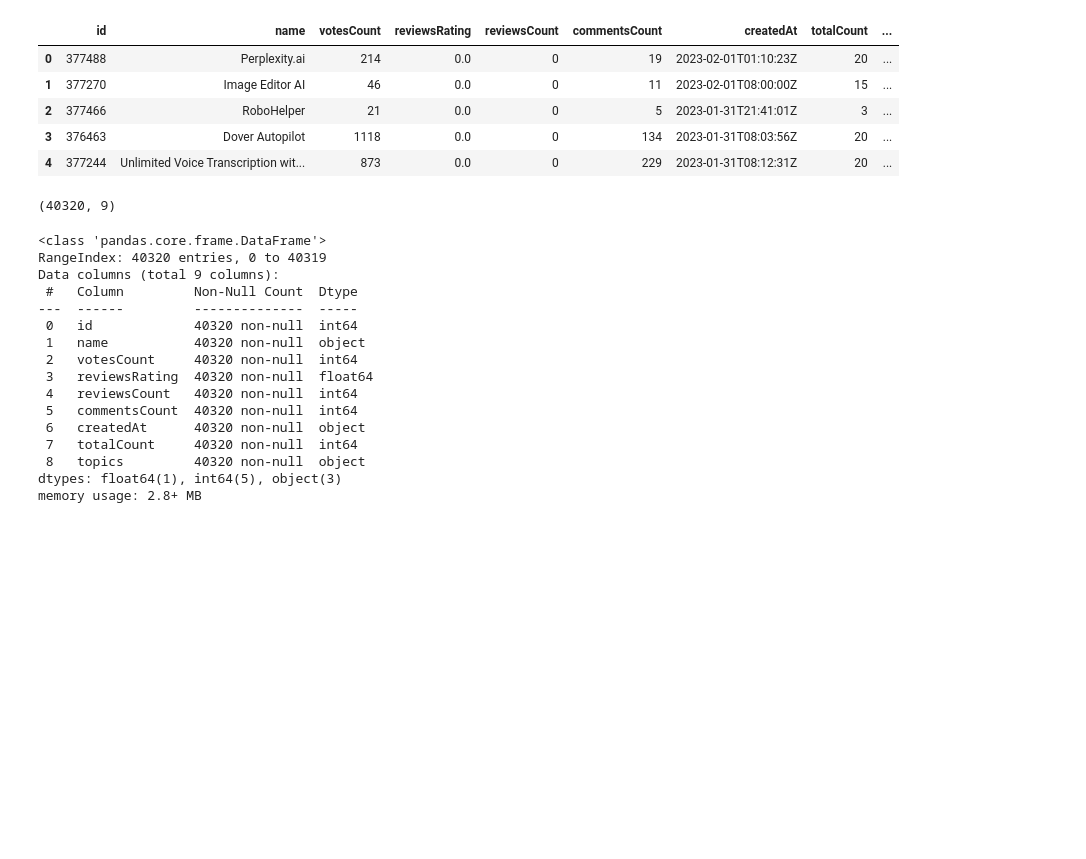
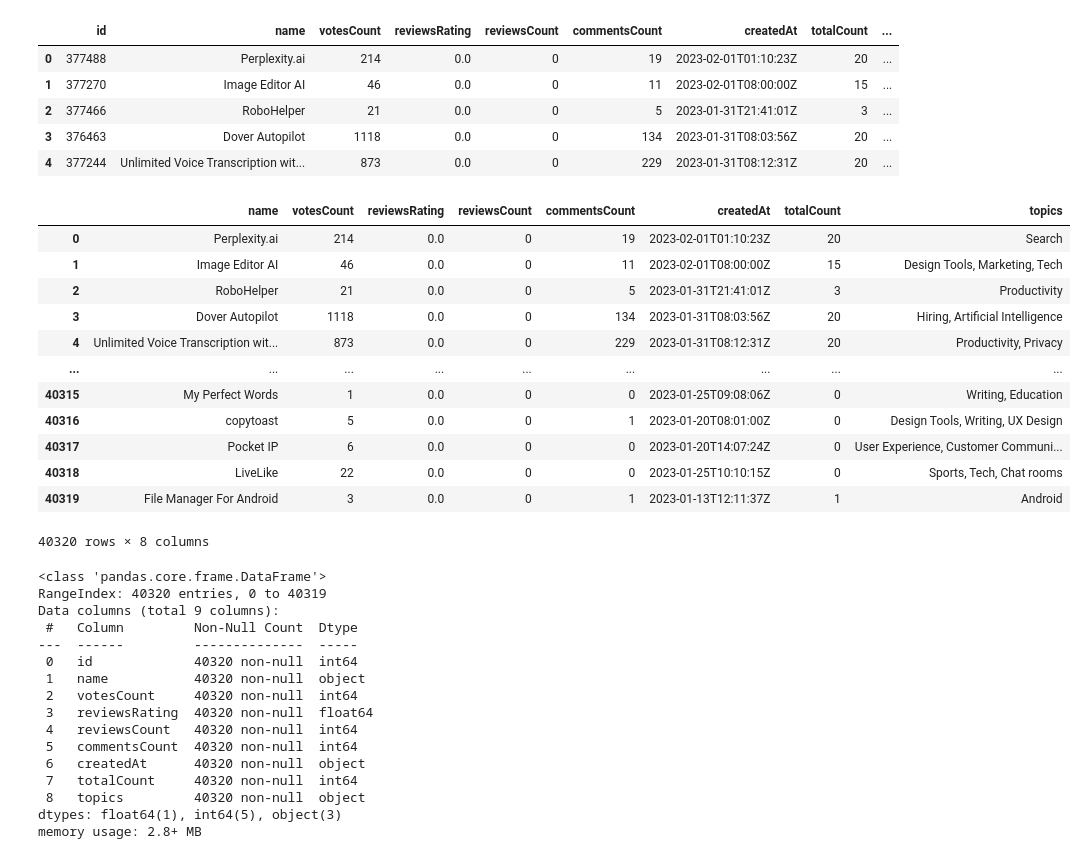
Before and after one commit to AliMehdii/ProductHunt_EDA_and_Unspervised_Sentiment_Analysis, a Jupyter notebook: Stats_Code/Data_Wrangling/EDA.ipynb, the cells around one changed output. Drawn from its saved outputs; the diff is of its cells as text; code cells hidden in the pictures; blank space fills up the shorter version.

Commit message:
Removal of the ID column

```diff
--- a/Stats_Code/Data_Wrangling/EDA.ipynb
+++ b/Stats_Code/Data_Wrangling/EDA.ipynb
@@ -25,10 +25,23 @@ df.head()
 | 2 | 377466 | RoboHelper | 21 | 0.0 | 0 | 5 | 2023-01-31T21:41:01Z | 3 | ... |
 | 3 | 376463 | Dover Autopilot | 1118 | 0.0 | 0 | 134 | 2023-01-31T08:03:56Z | 20 | ... |
 | 4 | 377244 | Unlimited Voice Transcription wit... | 873 | 0.0 | 0 | 229 | 2023-01-31T08:12:31Z | 20 | ... |
-# %%
-df.shape
-# %% [output]
-(40320, 9)
+# %%
+df = df.drop('id', axis=1)
+# df.shape
+# %% [output]
+|  | name | votesCount | reviewsRating | reviewsCount | commentsCount | createdAt | totalCount | topics |
+| 0 | Perplexity.ai | 214 | 0.0 | 0 | 19 | 2023-02-01T01:10:23Z | 20 | Search |
+| 1 | Image Editor AI | 46 | 0.0 | 0 | 11 | 2023-02-01T08:00:00Z | 15 | Design Tools, Marketing, Tech |
+| 2 | RoboHelper | 21 | 0.0 | 0 | 5 | 2023-01-31T21:41:01Z | 3 | Productivity |
+| 3 | Dover Autopilot | 1118 | 0.0 | 0 | 134 | 2023-01-31T08:03:56Z | 20 | Hiring, Artificial Intelligence |
+| 4 | Unlimited Voice Transcription wit... | 873 | 0.0 | 0 | 229 | 2023-01-31T08:12:31Z | 20 | Productivity, Privacy |
+| ... | ... | ... | ... | ... | ... | ... | ... | ... |
+| 40315 | My Perfect Words | 1 | 0.0 | 0 | 0 | 2023-01-25T09:08:06Z | 0 | Writing, Education |
+| 40316 | copytoast | 5 | 0.0 | 0 | 1 | 2023-01-20T08:01:00Z | 0 | Design Tools, Writing, UX Design |
+| 40317 | Pocket IP | 6 | 0.0 | 0 | 0 | 2023-01-20T14:07:24Z | 0 | User Experience, Customer Communi... |
+| 40318 | LiveLike | 22 | 0.0 | 0 | 0 | 2023-01-25T10:10:15Z | 0 | Sports, Tech, Chat rooms |
+| 40319 | File Manager For Android | 3 | 0.0 | 0 | 1 | 2023-01-13T12:11:37Z | 1 | Android |
+40320 rows × 8 columns
 # %%
 df.info()
 # %% [output]
```
Also changed, not shown: parts of 1 cell of this notebook.
